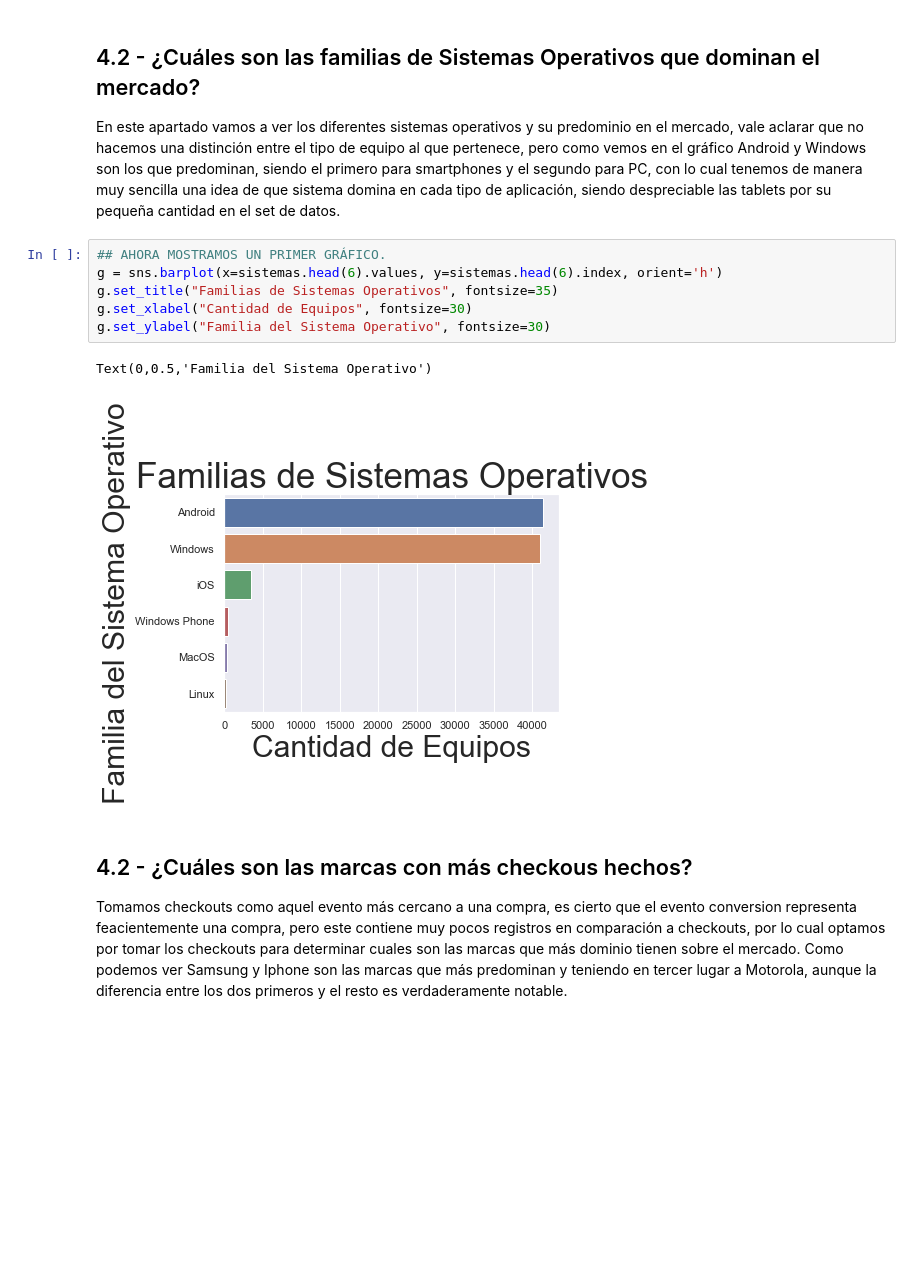
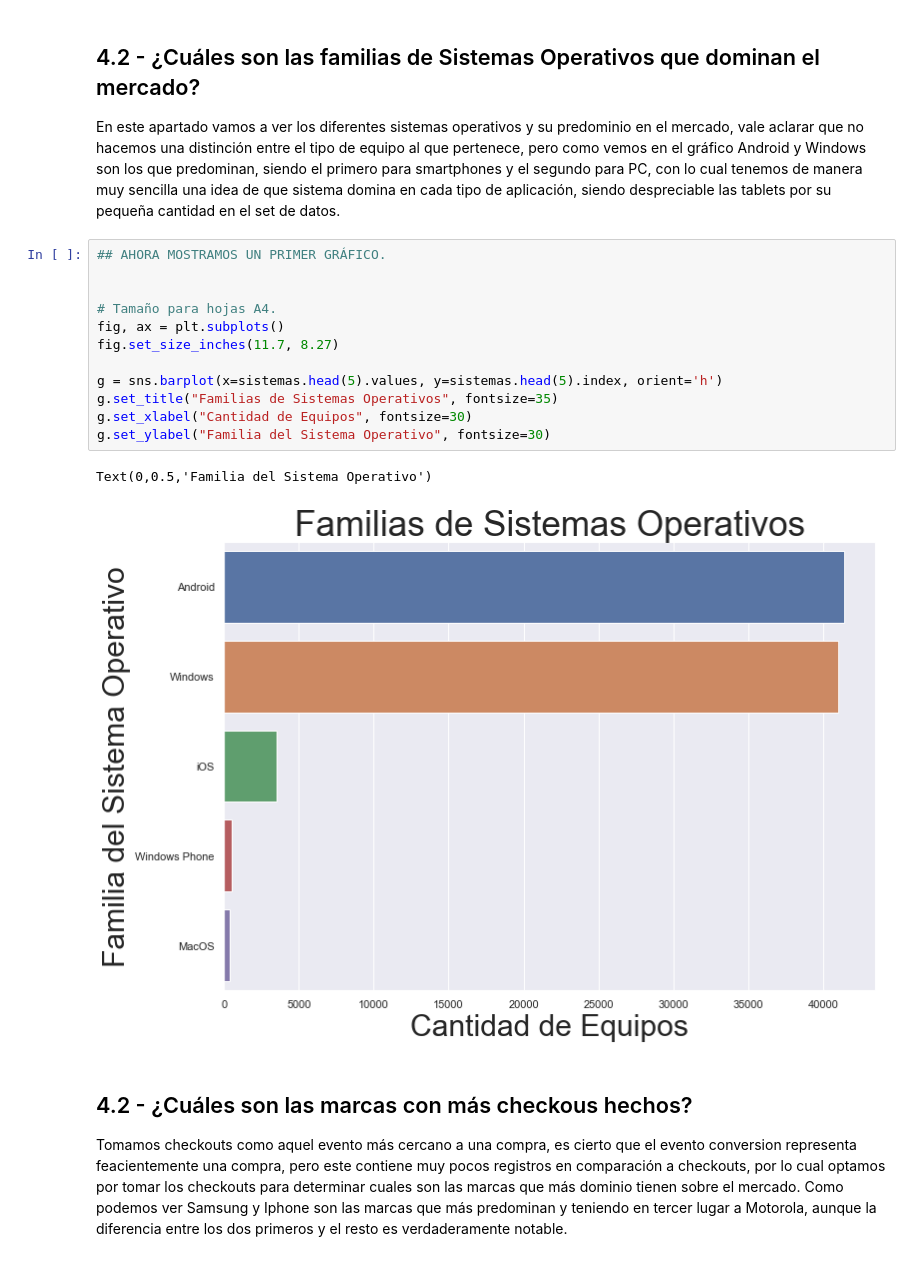
Before and after one commit to asilvestri2020/7506_2C2018, a Jupyter notebook: TP1/Informe_TP1_FINAL.ipynb, the cells around one changed output. Saved outputs shown, nothing was run; the diff lists cells and outputs as text; blank space fills up the shorter version.

```diff
--- a/TP1/Informe_TP1_FINAL.ipynb
+++ b/TP1/Informe_TP1_FINAL.ipynb
@@ -432,13 +475,19 @@ g.set_xscale('log')
 En este apartado vamos a ver los diferentes sistemas operativos y su predominio en el mercado, vale aclarar que no hacemos una distinción entre el tipo de equipo al que pertenece, pero como vemos en el gráfico Android y Windows son los que predominan, siendo el primero para smartphones y el segundo para PC, con lo cual tenemos de manera muy sencilla una idea de que sistema domina en cada tipo de aplicación, siendo despreciable las tablets por su pequeña cantidad en el set  de datos.
 # %%
 ## AHORA MOSTRAMOS UN PRIMER GRÁFICO.
-g = sns.barplot(x=sistemas.head(6).values, y=sistemas.head(6).index, orient='h')
+
+
+# Tamaño para hojas A4.
+fig, ax = plt.subplots()
+fig.set_size_inches(11.7, 8.27)
+
+g = sns.barplot(x=sistemas.head(5).values, y=sistemas.head(5).index, orient='h')
 g.set_title("Familias de Sistemas Operativos", fontsize=35)
 g.set_xlabel("Cantidad de Equipos", fontsize=30)
 g.set_ylabel("Familia del Sistema Operativo", fontsize=30)
 # %% [output]
 Text(0,0.5,'Familia del Sistema Operativo')
-[figure, old version]
+[figure, new version]
 # %% [markdown]
 ## 4.2 - ¿Cuáles son las marcas con más checkous hechos?
 
```
Also changed, not shown: parts of 29 cells of this notebook.
